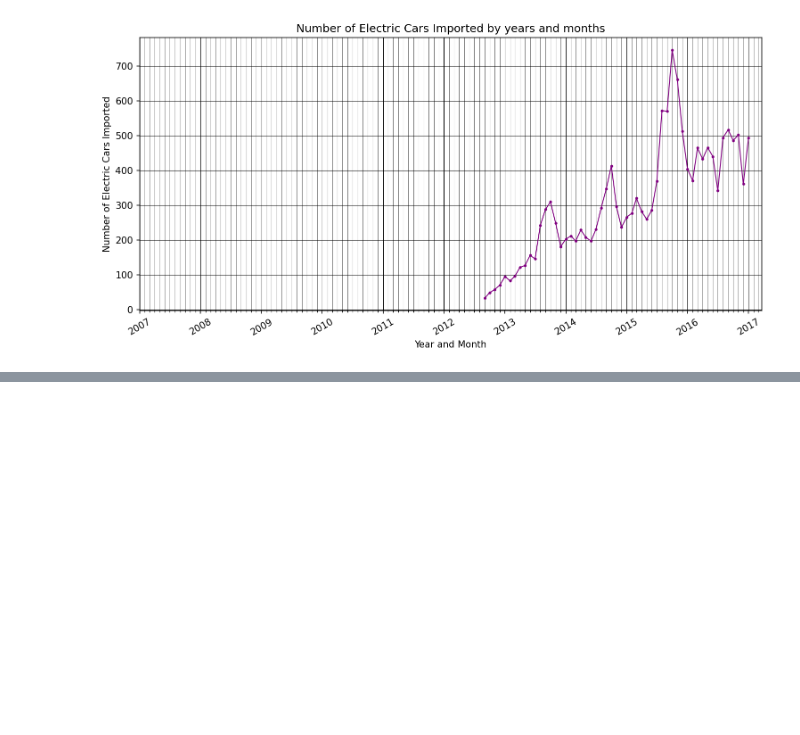
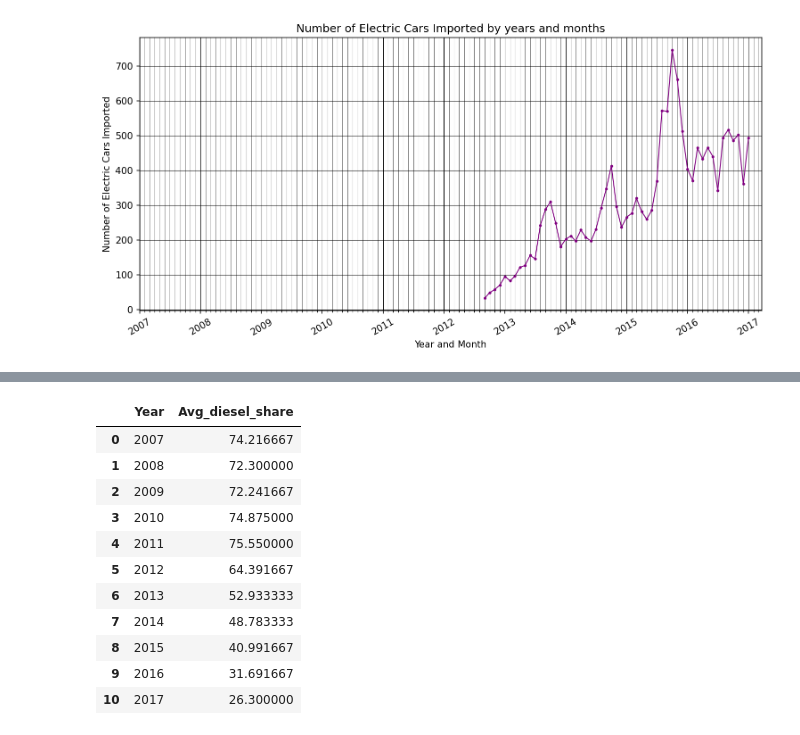
Before and after one commit to StefanLundberg77/ai_engineering_stefan_lundberg, a Jupyter notebook: exercises/exercise_0/0_car_sales_in_norway.ipynb, the cells around one changed output, grey strips where cells are left out. Drawn from its saved outputs; the diff is of its cells as text; code cells hidden in the pictures; blank space fills up the shorter version.

```diff
--- a/exercises/exercise_0/car_sales_eda.ipynb
+++ b/exercises/exercise_0/0_car_sales_in_norway.ipynb
@@ -323,0 +361,27 @@ fig.savefig("number_imported_electric_cars_by_year_month.png")
+# %%
+df_diesel_share = db.query("""
+        SELECT
+        Year,
+        AVG(Diesel_Share) as Avg_diesel_share
+        FROM
+        df
+        GROUP BY
+        Year
+        ORDER BY
+        Year ASC
+""").df()
+
+df_diesel_share
+# %% [output]
+|  | Year | Avg_diesel_share |
+| 0 | 2007 | 74.216667 |
+| 1 | 2008 | 72.300000 |
+| 2 | 2009 | 72.241667 |
+| 3 | 2010 | 74.875000 |
+| 4 | 2011 | 75.550000 |
+| 5 | 2012 | 64.391667 |
+| 6 | 2013 | 52.933333 |
+| 7 | 2014 | 48.783333 |
+| 8 | 2015 | 40.991667 |
+| 9 | 2016 | 31.691667 |
+| 10 | 2017 | 26.300000 |
```
Also changed, not shown: parts of 7 cells of this notebook, 6 other files.
